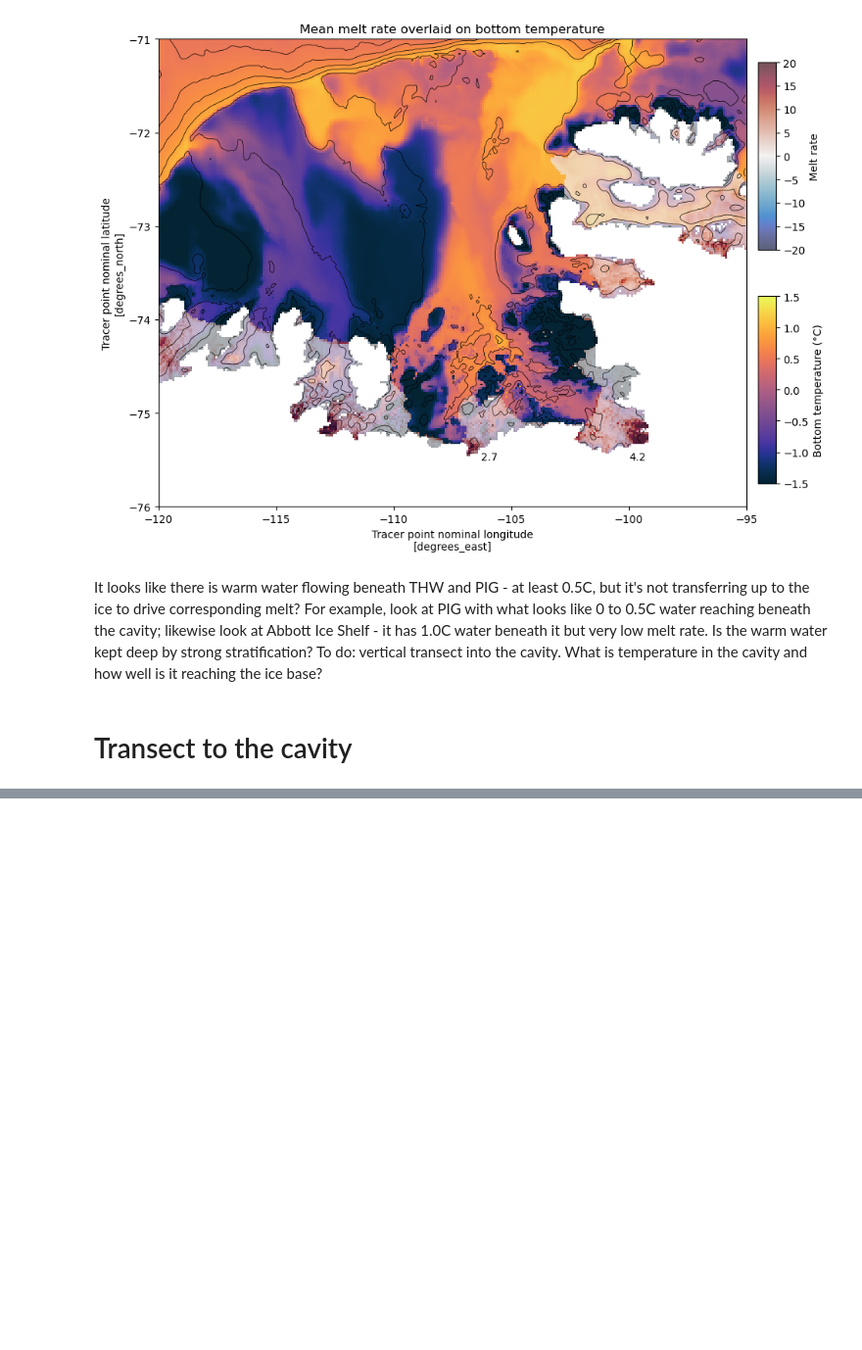
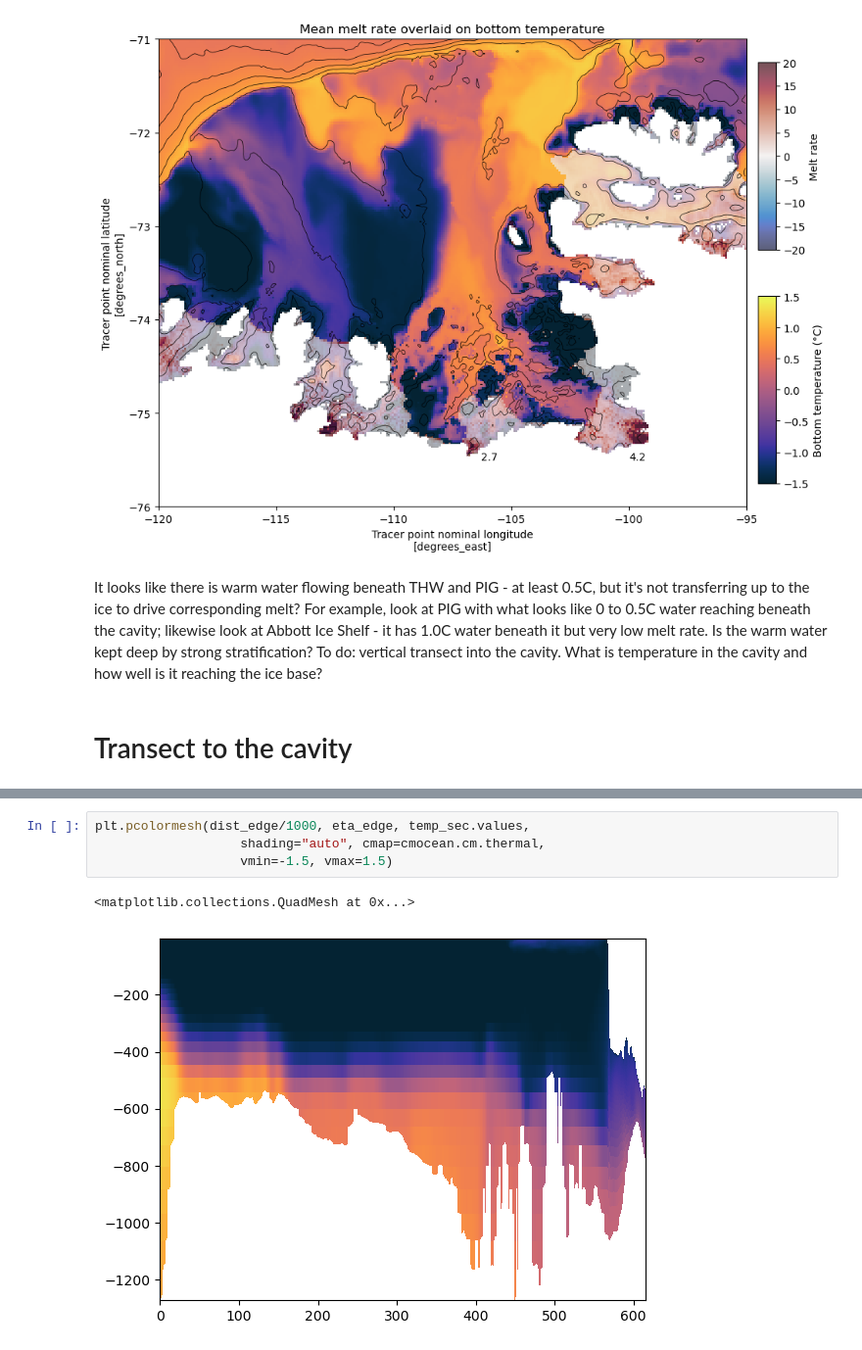
Before and after one commit to claireyung/mom6-panAn-iceshelf-tools, a Jupyter notebook: evaluation/local-melt-evaluation/local-melt-amundsen-eval.ipynb, the cells around one changed output, grey strips where cells are left out. Shown at 98% size. Drawn from its saved outputs; the diff is of its cells as text; blank space fills up the shorter version.

```diff
--- a/evaluation/local-melt-evaluation/local-melt-amundsen-eval.ipynb
+++ b/evaluation/local-melt-evaluation/local-melt-amundsen-eval.ipynb
@@ -375,0 +428,7 @@ plt.colorbar(label="Temperature (°C)")
+# %%
+plt.pcolormesh(dist_edge/1000, eta_edge, temp_sec.values,
+                   shading="auto", cmap=cmocean.cm.thermal,
+                   vmin=-1.5, vmax=1.5)
+# %% [output]
+<matplotlib.collections.QuadMesh at 0x...>
+[figure, added]
```
Also changed, not shown: parts of 13 cells of this notebook.
